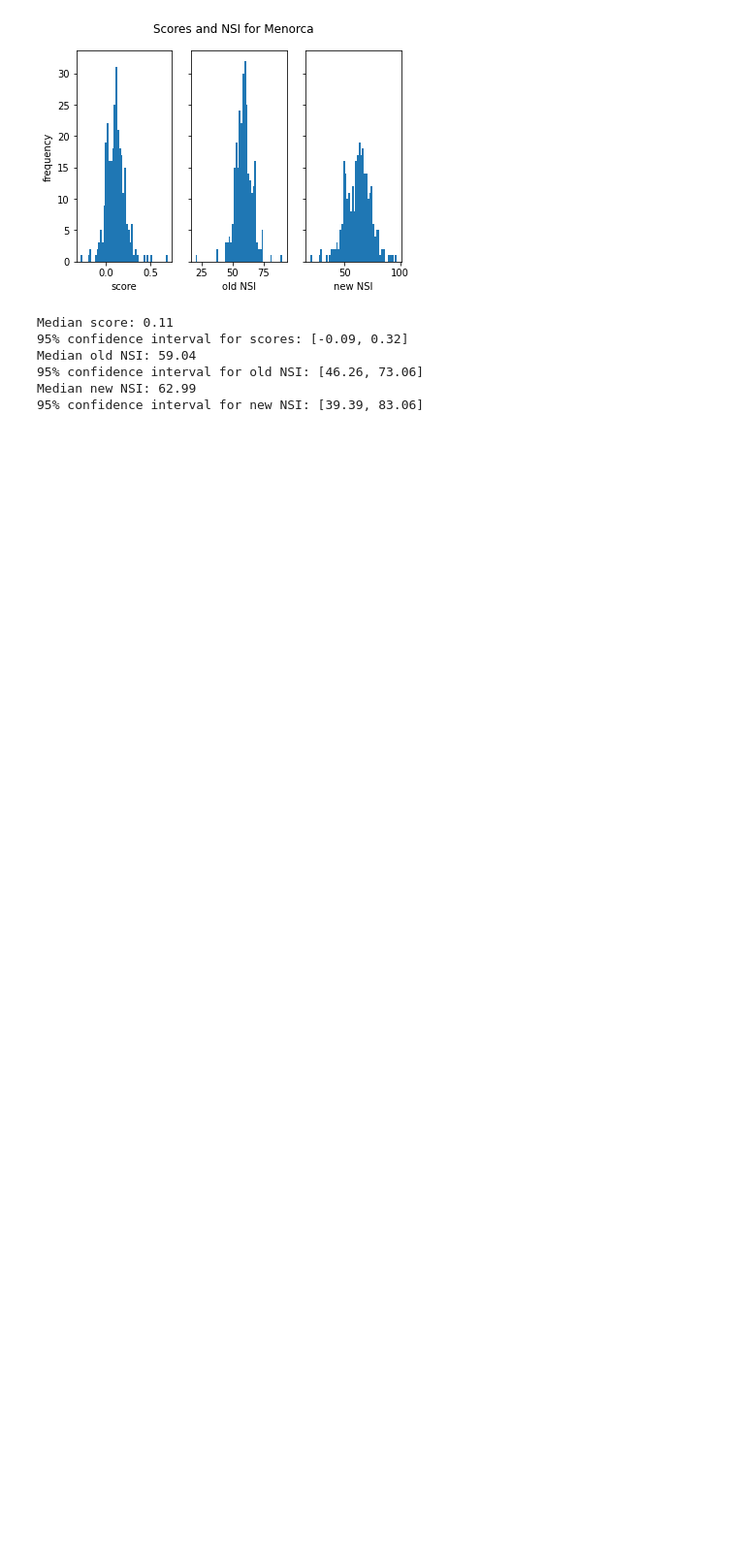
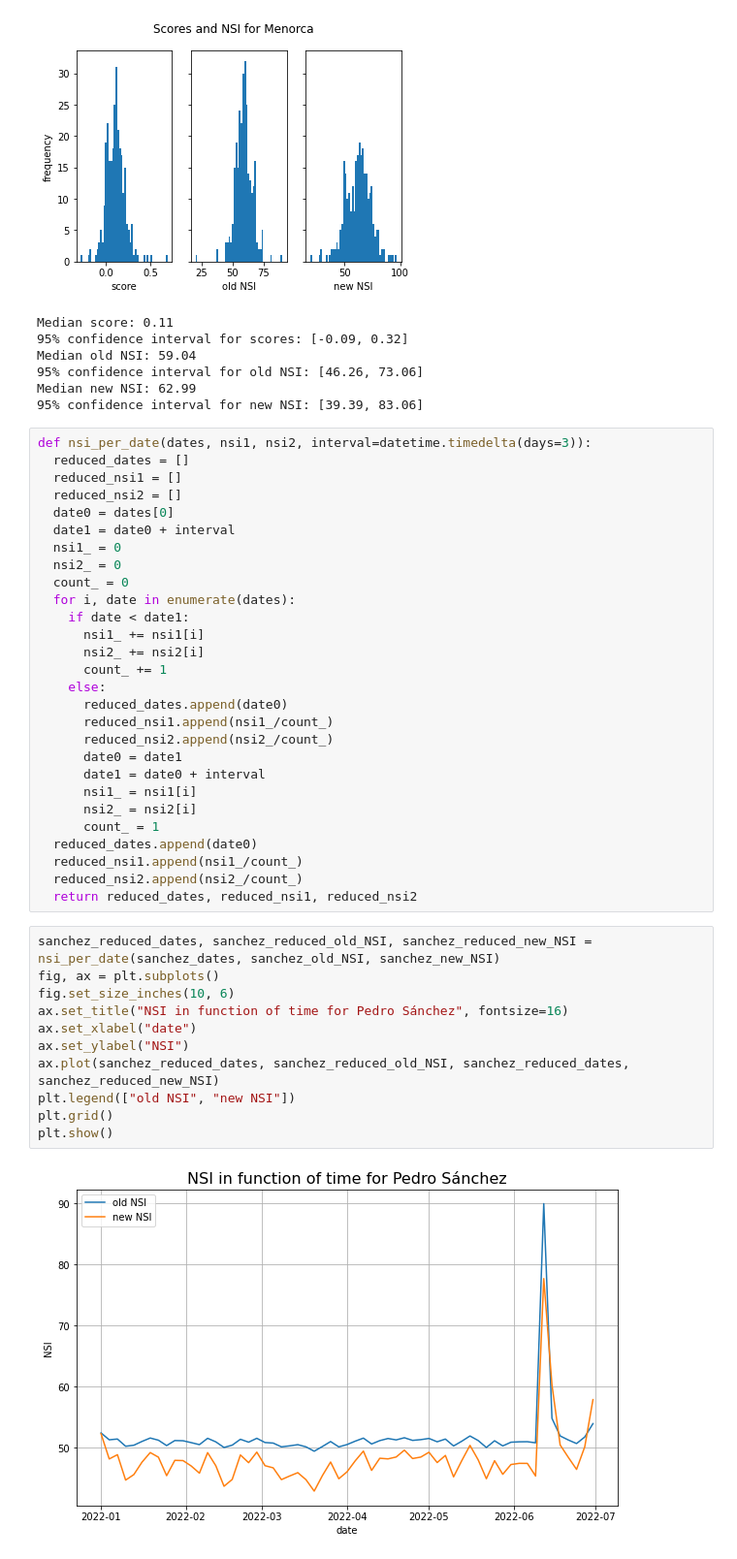
Before and after one commit to sergiolives19/Naveler, a Jupyter notebook: NSI/NSI.ipynb, the cells around one changed output. Shown at 97% size. Cells and saved outputs as stored; diff of their text form; blank space fills up the shorter version.

```diff
--- a/NSI/NSI.ipynb
+++ b/NSI/NSI.ipynb
@@ -270,3 +278,44 @@ Median old NSI: 59.04
 95% confidence interval for old NSI: [46.26, 73.06]
 Median new NSI: 62.99
 95% confidence interval for new NSI: [39.39, 83.06]
+# %%
+def nsi_per_date(dates, nsi1, nsi2, interval=datetime.timedelta(days=3)):
+  reduced_dates = []
+  reduced_nsi1 = []
+  reduced_nsi2 = []
+  date0 = dates[0]
+  date1 = date0 + interval
+  nsi1_ = 0
+  nsi2_ = 0
+  count_ = 0
+  for i, date in enumerate(dates):
+    if date < date1:
+      nsi1_ += nsi1[i]
+      nsi2_ += nsi2[i]
+      count_ += 1
+    else:
+      reduced_dates.append(date0)
+      reduced_nsi1.append(nsi1_/count_)
+      reduced_nsi2.append(nsi2_/count_)
+      date0 = date1
+      date1 = date0 + interval
+      nsi1_ = nsi1[i]
+      nsi2_ = nsi2[i]
+      count_ = 1
+  reduced_dates.append(date0)
+  reduced_nsi1.append(nsi1_/count_)
+  reduced_nsi2.append(nsi2_/count_)
+  return reduced_dates, reduced_nsi1, reduced_nsi2
+# %%
+sanchez_reduced_dates, sanchez_reduced_old_NSI, sanchez_reduced_new_NSI = nsi_per_date(sanchez_dates, sanchez_old_NSI, sanchez_new_NSI)
+fig, ax = plt.subplots()
+fig.set_size_inches(10, 6)
+ax.set_title("NSI in function of time for Pedro Sánchez", fontsize=16)
+ax.set_xlabel("date")
+ax.set_ylabel("NSI")
+ax.plot(sanchez_reduced_dates, sanchez_reduced_old_NSI, sanchez_reduced_dates, sanchez_reduced_new_NSI)
+plt.legend(["old NSI", "new NSI"])
+plt.grid()
+plt.show()
+# %% [output]
+[figure, added]
```
Also changed, not shown: parts of 8 cells of this notebook.
